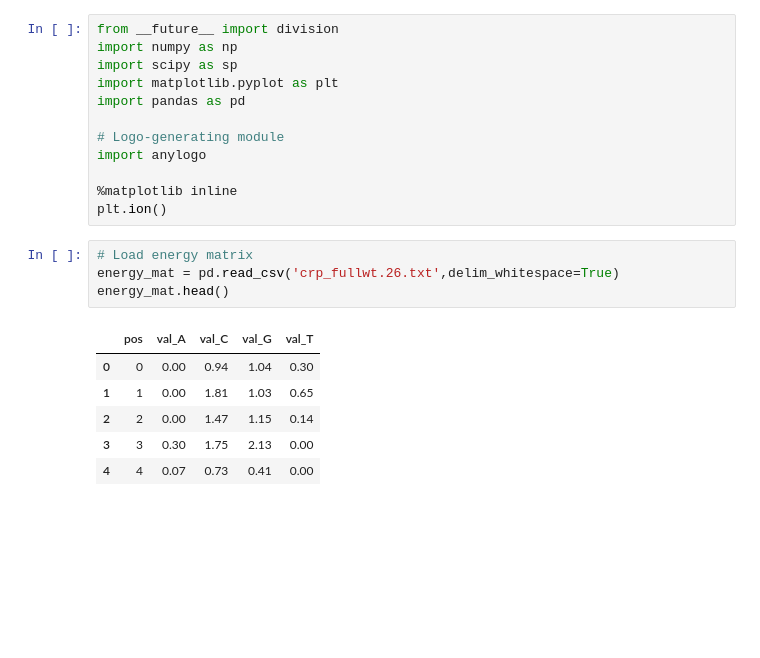
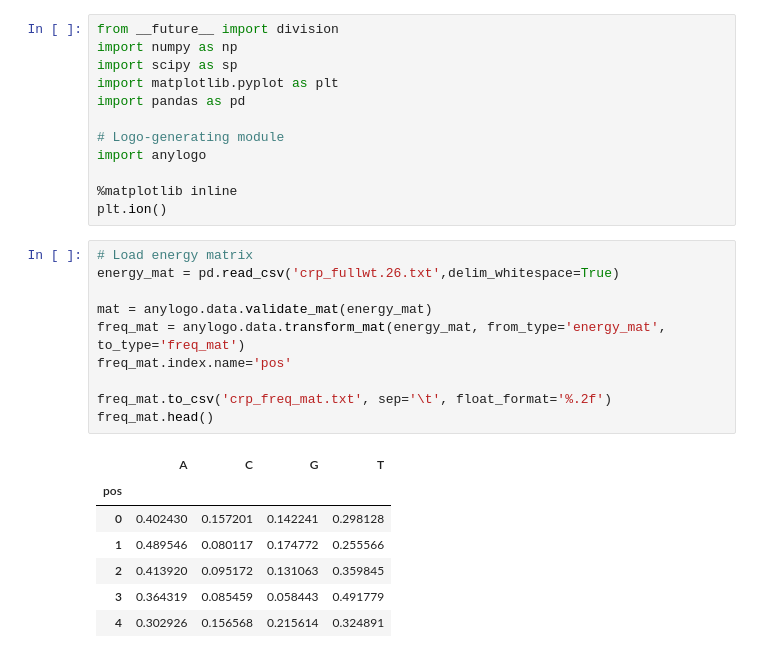
Before and after one commit to jbkinney/logomaker, a Jupyter notebook: test_anylogo.ipynb, the cells around one changed output. Cells and saved outputs as stored; diff of their text form; blank space fills up the shorter version.

```diff
--- a/test_anylogo.ipynb
+++ b/test_anylogo.ipynb
@@ -13,12 +13,19 @@ plt.ion()
 # %%
 # Load energy matrix
 energy_mat = pd.read_csv('crp_fullwt.26.txt',delim_whitespace=True)
-energy_mat.head()
+
+mat = anylogo.data.validate_mat(energy_mat)
+freq_mat = anylogo.data.transform_mat(energy_mat, from_type='energy_mat', to_type='freq_mat')
+freq_mat.index.name='pos'
+
+freq_mat.to_csv('crp_freq_mat.txt', sep='\t', float_format='%.2f')
+freq_mat.head()
 # %% [output]
-|  | pos | val_A | val_C | val_G | val_T |
-| 0 | 0 | 0.00 | 0.94 | 1.04 | 0.30 |
-| 1 | 1 | 0.00 | 1.81 | 1.03 | 0.65 |
-| 2 | 2 | 0.00 | 1.47 | 1.15 | 0.14 |
-| 3 | 3 | 0.30 | 1.75 | 2.13 | 0.00 |
-| 4 | 4 | 0.07 | 0.73 | 0.41 | 0.00 |
+|  | A | C | G | T |
+| pos |  |  |  |  |
+| 0 | 0.402430 | 0.157201 | 0.142241 | 0.298128 |
+| 1 | 0.489546 | 0.080117 | 0.174772 | 0.255566 |
+| 2 | 0.413920 | 0.095172 | 0.131063 | 0.359845 |
+| 3 | 0.364319 | 0.085459 | 0.058443 | 0.491779 |
+| 4 | 0.302926 | 0.156568 | 0.215614 | 0.324891 |
 # %%
```
Also changed, not shown: parts of 2 cells of this notebook, 2 other files.
